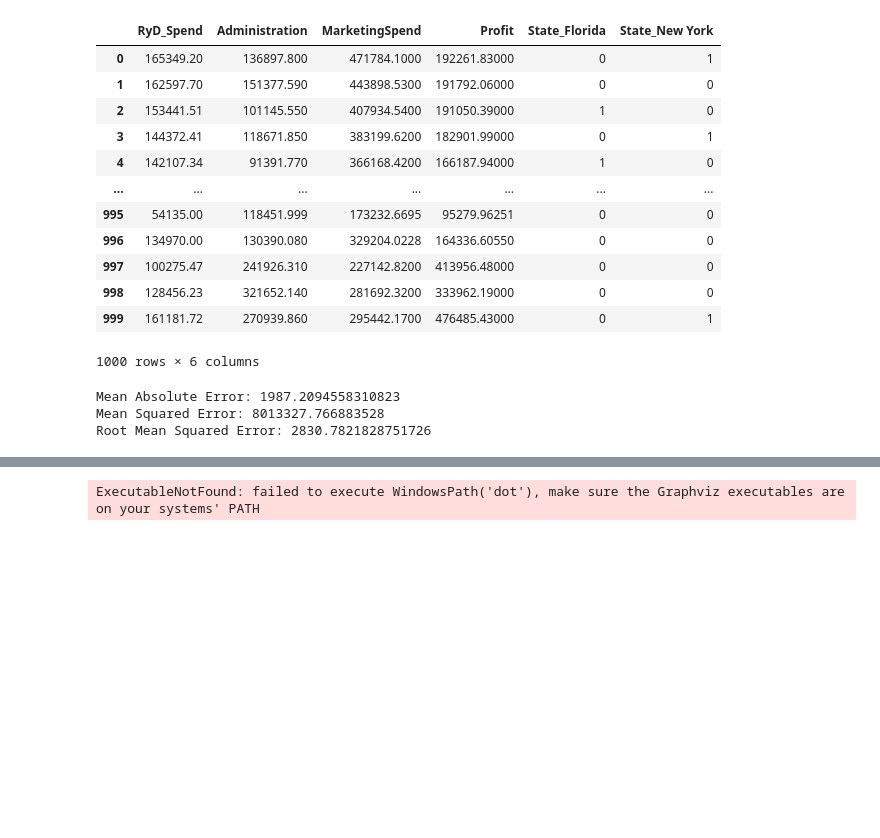
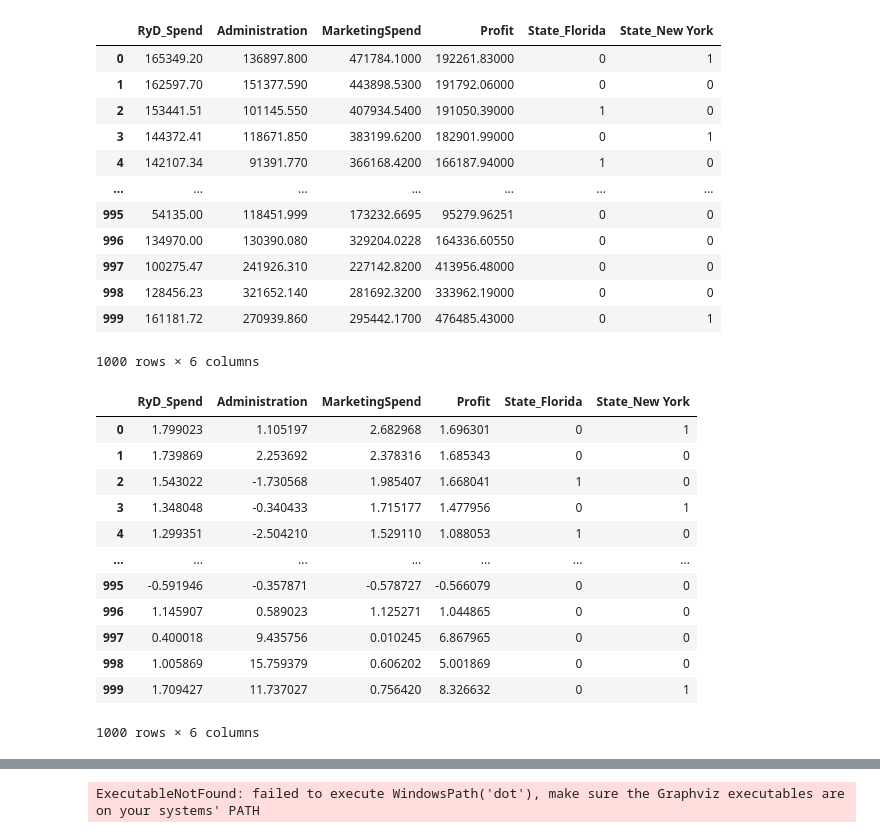
Before and after one commit to GuidoLorenzetti/TP, a Jupyter notebook: TP2/companies.ipynb, the cells around one changed output, grey strips where cells are left out. Cells and saved outputs as stored; diff of their text form; code cells hidden in the pictures; blank space fills up the shorter version.

```diff
--- a/TP2/companies.ipynb
+++ b/TP2/companies.ipynb
@@ -140,3 +151,19 @@ df
+# %%
+df
+# %% [output]
+|  | RyD_Spend | Administration | MarketingSpend | Profit | State_Florida | State_New York |
+| 0 | 1.799023 | 1.105197 | 2.682968 | 1.696301 | 0 | 1 |
+| 1 | 1.739869 | 2.253692 | 2.378316 | 1.685343 | 0 | 0 |
+| 2 | 1.543022 | -1.730568 | 1.985407 | 1.668041 | 1 | 0 |
+| 3 | 1.348048 | -0.340433 | 1.715177 | 1.477956 | 0 | 1 |
+| 4 | 1.299351 | -2.504210 | 1.529110 | 1.088053 | 1 | 0 |
+| ... | ... | ... | ... | ... | ... | ... |
+| 995 | -0.591946 | -0.357871 | -0.578727 | -0.566079 | 0 | 0 |
+| 996 | 1.145907 | 0.589023 | 1.125271 | 1.044865 | 0 | 0 |
+| 997 | 0.400018 | 9.435756 | 0.010245 | 6.867965 | 0 | 0 |
+| 998 | 1.005869 | 15.759379 | 0.606202 | 5.001869 | 0 | 0 |
+| 999 | 1.709427 | 11.737027 | 0.756420 | 8.326632 | 0 | 1 |
+1000 rows × 6 columns
 # %%
 """ Decision Tree - Regression """
 
@@ -149,9 +177 @@ tree_reg.fit(xTrain, yTrain)
 yCompaniesPred = tree_reg.predict(xTest)
-# %%
-print('Mean Absolute Error:', metrics.mean_absolute_error(yTest, yCompaniesPred))
-print('Mean Squared Error:', metrics.mean_squared_error(yTest, yCompaniesPred))
-print('Root Mean Squared Error:', np.sqrt(metrics.mean_squared_error(yTest, yCompaniesPred)))
-# %% [output]
-Mean Absolute Error: 1987.2094558310823
-Mean Squared Error: 8013327.766883528
-Root Mean Squared Error: 2830.7821828751726
```
Also changed, not shown: parts of 10 cells of this notebook.
